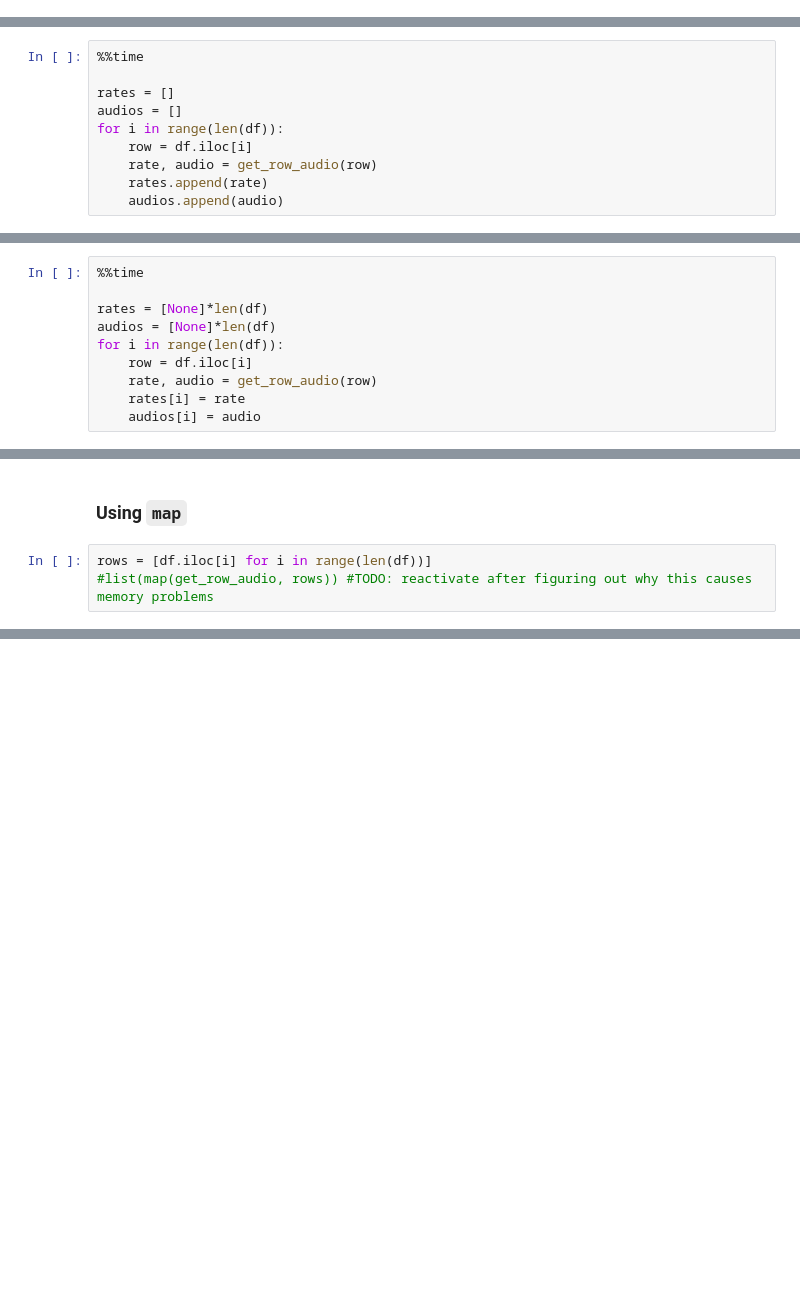
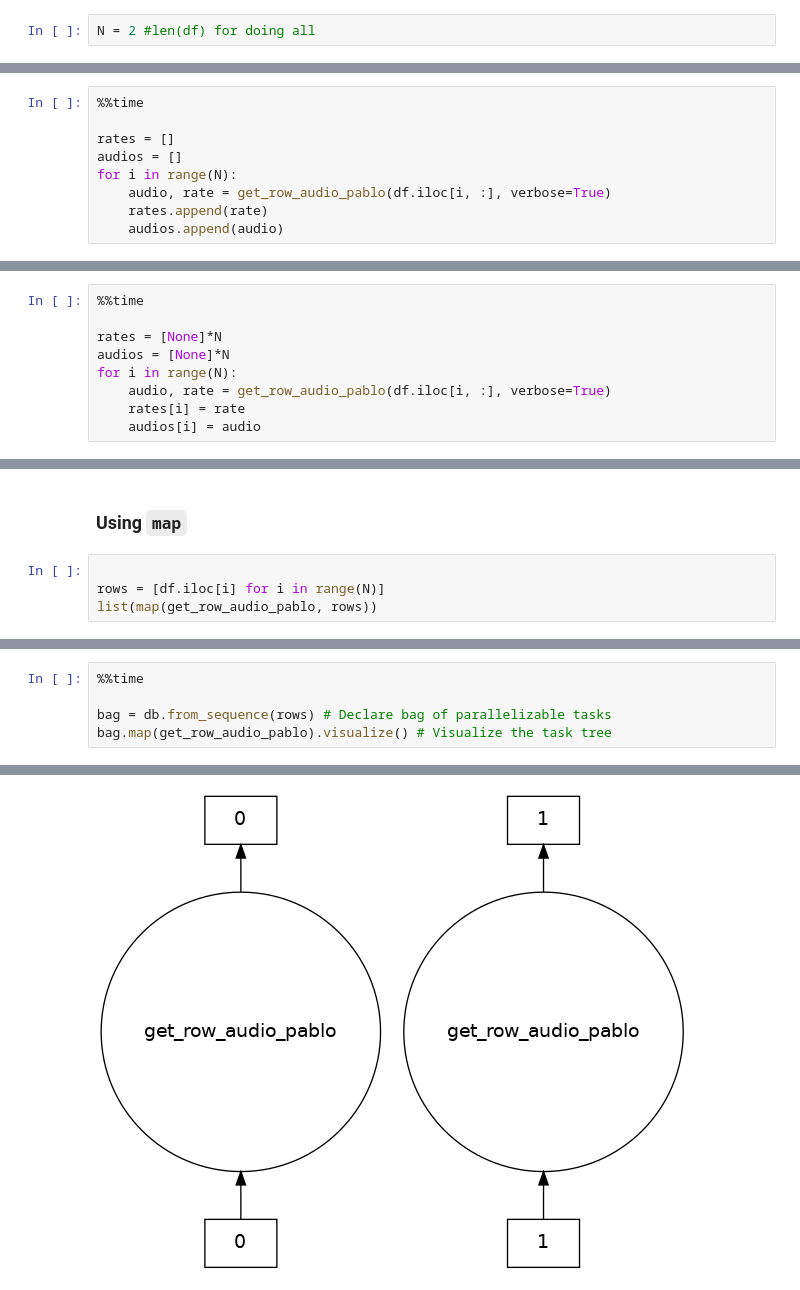
Before and after one commit to elpaco-escience/corpusparser, a Jupyter notebook: clean.ipynb, the cells around one changed output, grey strips where cells are left out. Drawn from its saved outputs; the diff is of its cells as text; blank space fills up the shorter version.

```diff
--- a/clean.ipynb
+++ b/clean.ipynb
@@ -198,3 +211,5 @@ def get_row_audio(df, hparams = hparams, path = 'audio_files'):
+# %%
+N = 2 #len(df) for doing all
 # %% [markdown]
 ### Loop
 # %%
@@ -202,9 +217,8 @@ def get_row_audio(df, hparams = hparams, path = 'audio_files'):
 
 rates = []
 audios = []
-for i in range(len(df)):
-    row = df.iloc[i]
-    rate, audio = get_row_audio(row)
+for i in range(N):
+    audio, rate = get_row_audio_pablo(df.iloc[i, :], verbose=True)
     rates.append(rate)
     audios.append(audio)
 # %% [output]
@@ -215,11 +231,10 @@ Wall time: 1min 17s
 # %%
 %%time
 
-rates = [None]*len(df)
-audios = [None]*len(df)
-for i in range(len(df)):
-    row = df.iloc[i]
-    rate, audio = get_row_audio(row)
+rates = [None]*N
+audios = [None]*N
+for i in range(N):
+    audio, rate = get_row_audio_pablo(df.iloc[i, :], verbose=True)
     rates[i] = rate
     audios[i] = audio
 # %% [output]
@@ -228,5 +245,6 @@ Wall time: 52.2 s
 # %% [markdown]
 ### Using `map`
 # %%
-rows = [df.iloc[i] for i in range(len(df))]
-#list(map(get_row_audio, rows)) #TODO: reactivate after figuring out why this causes memory problems
+
+rows = [df.iloc[i] for i in range(N)]
+list(map(get_row_audio_pablo, rows))
@@ -232,0 +262,6 @@ rows = [df.iloc[i] for i in range(len(df))]
+# %%
+%%time
+
+bag = db.from_sequence(rows) # Declare bag of parallelizable tasks
+bag.map(get_row_audio_pablo).visualize() # Visualize the task tree
+# %% [output]
@@ -232,0 +270 @@ rows = [df.iloc[i] for i in range(len(df))]
+[figure, added]
```
Also changed, not shown: parts of 13 cells of this notebook, 3 other files.
